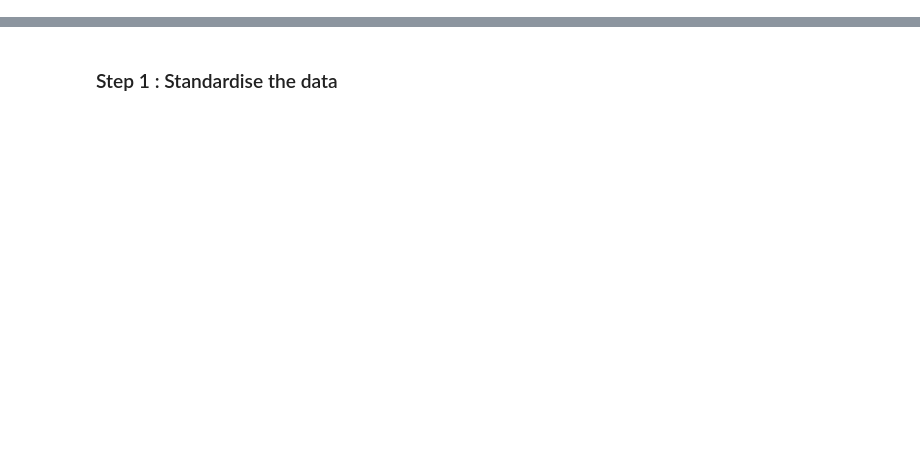
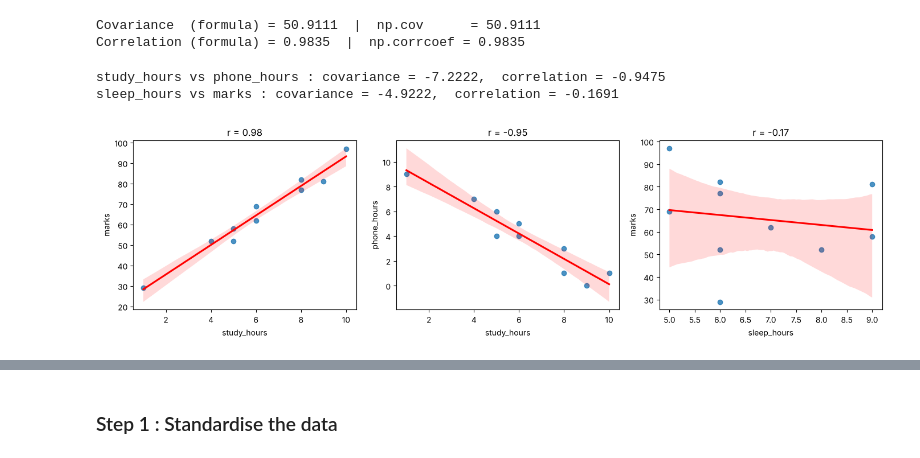
Before and after one commit to lakshay8toic/ML-Lab-Work-, a Jupyter notebook: Lab6_Covariance_Correlation_PCA.ipynb, the cells around one changed output, grey strips where cells are left out. Saved outputs shown, nothing was run; the diff lists cells and outputs as text; code cells hidden in the pictures; blank space fills up the shorter version.

```diff
--- a/Lab6_Covariance_Correlation_PCA.ipynb
+++ b/Lab6_Covariance_Correlation_PCA.ipynb
@@ -170,7 +0,0 @@ pd.DataFrame(rows).set_index("pair")
-# %%
-fig, axes = plt.subplots(1, 3, figsize=(15, 4))
-for ax, (a, b) in zip(axes, pairs):
-    sns.regplot(data=df, x=a, y=b, ax=ax, scatter_kws={"s": 20}, line_kws={"color": "red"})
-    ax.set_title(f"{a} vs {b}\nr = {df[a].corr(df[b]):.3f}")
-plt.tight_layout()
-plt.show()
@@ -266,0 +100,24 @@ X shape : (100, 5)
+# %%
+cov_xy = step["(x - x̄)(y - ȳ)"].sum() / (n - 1)
+r_xy = cov_xy / (X.std() * Y.std())
+
+print(f"Covariance  (formula) = {cov_xy:.4f}  |  np.cov      = {np.cov(X, Y)[0, 1]:.4f}")
+print(f"Correlation (formula) = {r_xy:.4f}  |  np.corrcoef = {np.corrcoef(X, Y)[0, 1]:.4f}")
+# %% [output]
+Covariance  (formula) = 50.9111  |  np.cov      = 50.9111
+Correlation (formula) = 0.9835  |  np.corrcoef = 0.9835
+# %%
+for a, b in [("study_hours", "phone_hours"), ("sleep_hours", "marks")]:
+    print(f"{a} vs {b} : covariance = {df[a].cov(df[b]):.4f},  correlation = {df[a].corr(df[b]):.4f}")
+# %% [output]
+study_hours vs phone_hours : covariance = -7.2222,  correlation = -0.9475
+sleep_hours vs marks : covariance = -4.9222,  correlation = -0.1691
+# %%
+fig, axes = plt.subplots(1, 3, figsize=(14, 4))
+for ax, (a, b) in zip(axes, [("study_hours", "marks"), ("study_hours", "phone_hours"), ("sleep_hours", "marks")]):
+    sns.regplot(data=df, x=a, y=b, ax=ax, line_kws={"color": "red"})
+    ax.set_title(f"r = {df[a].corr(df[b]):.2f}")
+plt.tight_layout()
+plt.show()
+# %% [output]
+[figure, added]
```
Also changed, not shown: parts of 66 cells of this notebook, 1 other file.
